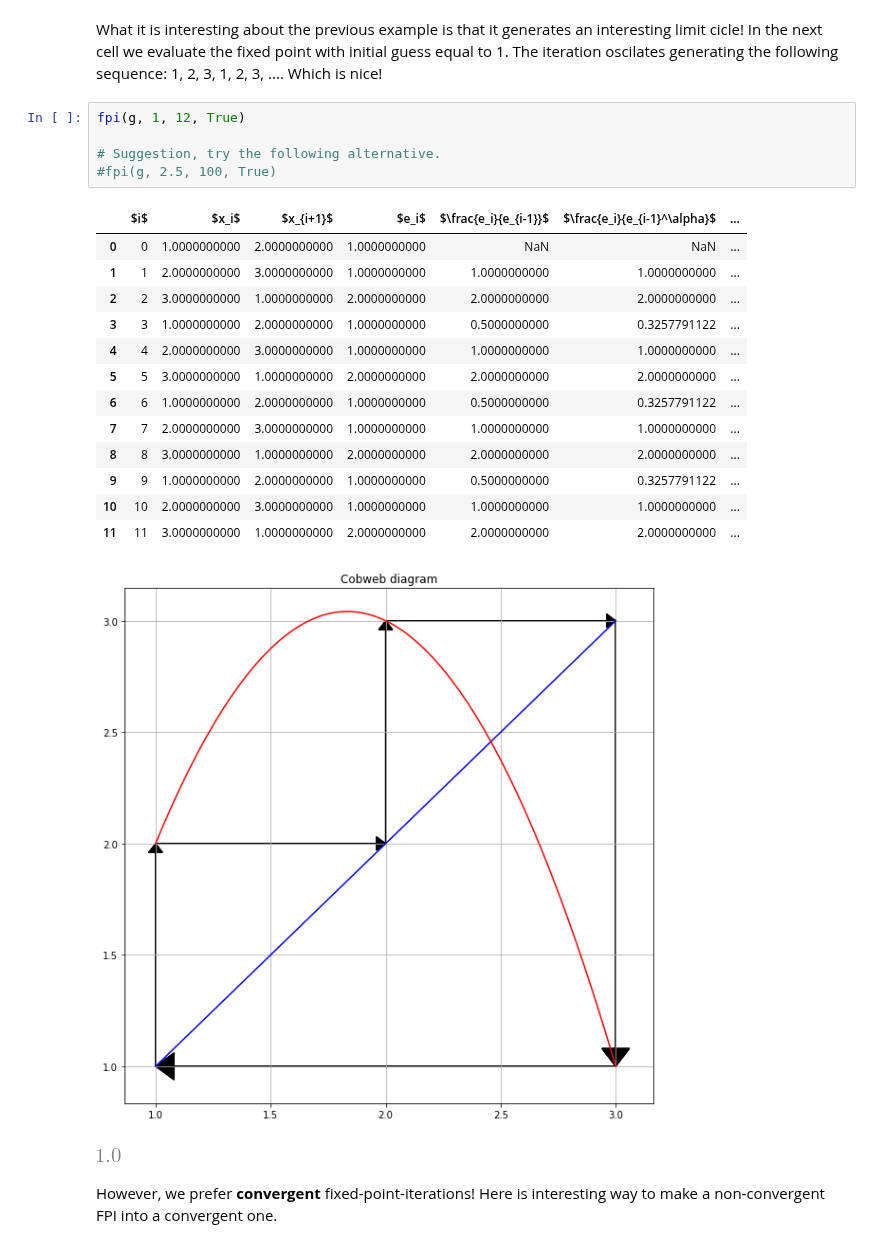
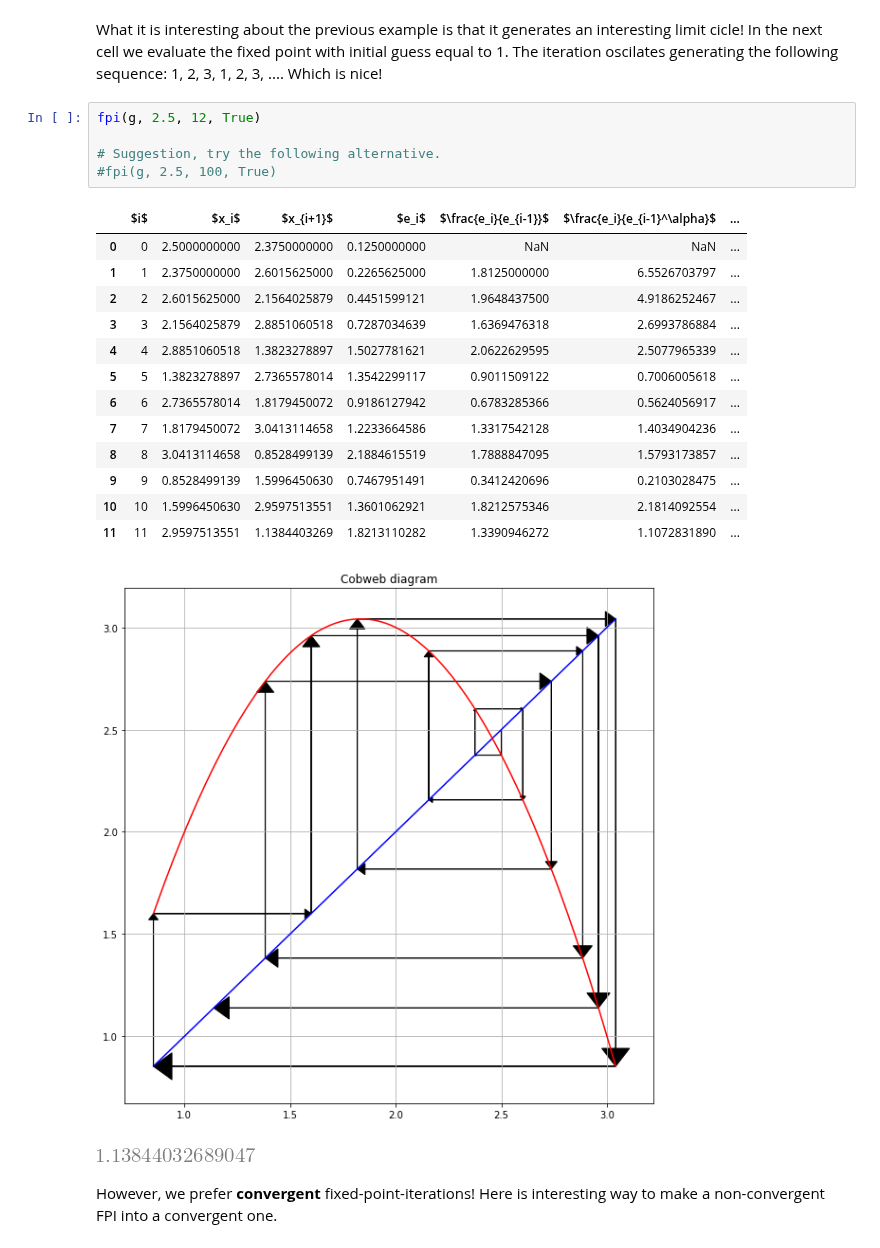
Before and after one commit to tclaudioe/Scientific-Computing, a Jupyter notebook: SC1v2/03_roots_of_1D_equations.ipynb, the cells around one changed output. Cells and saved outputs as stored; diff of their text form.

```diff
--- a/SC1v2/03_roots_of_1D_equations.ipynb
+++ b/SC1v2/03_roots_of_1D_equations.ipynb
@@ -346,26 +346,26 @@ plt.show()
 # %% [markdown]
 What it is interesting about the previous example is that it generates an interesting limit cicle! In the next cell we evaluate the fixed point with initial guess equal to 1. The iteration oscilates generating the following sequence: 1, 2, 3, 1, 2, 3, .... Which is nice!
 # %%
-fpi(g, 1, 12, True)
+fpi(g, 2.5, 12, True)
 
 # Suggestion, try the following alternative.
 #fpi(g, 2.5, 100, True)
 # %% [output]
 |  | $i$ | $x_i$ | $x_{i+1}$ | $e_i$ | $\frac{e_i}{e_{i-1}}$ | $\frac{e_i}{e_{i-1}^\alpha}$ | ... |
-| 0 | 0 | 1.0000000000 | 2.0000000000 | 1.0000000000 | NaN | NaN | ... |
-| 1 | 1 | 2.0000000000 | 3.0000000000 | 1.0000000000 | 1.0000000000 | 1.0000000000 | ... |
-| 2 | 2 | 3.0000000000 | 1.0000000000 | 2.0000000000 | 2.0000000000 | 2.0000000000 | ... |
-| 3 | 3 | 1.0000000000 | 2.0000000000 | 1.0000000000 | 0.5000000000 | 0.3257791122 | ... |
-| 4 | 4 | 2.0000000000 | 3.0000000000 | 1.0000000000 | 1.0000000000 | 1.0000000000 | ... |
-| 5 | 5 | 3.0000000000 | 1.0000000000 | 2.0000000000 | 2.0000000000 | 2.0000000000 | ... |
-| 6 | 6 | 1.0000000000 | 2.0000000000 | 1.0000000000 | 0.5000000000 | 0.3257791122 | ... |
-| 7 | 7 | 2.0000000000 | 3.0000000000 | 1.0000000000 | 1.0000000000 | 1.0000000000 | ... |
-| 8 | 8 | 3.0000000000 | 1.0000000000 | 2.0000000000 | 2.0000000000 | 2.0000000000 | ... |
-| 9 | 9 | 1.0000000000 | 2.0000000000 | 1.0000000000 | 0.5000000000 | 0.3257791122 | ... |
-| 10 | 10 | 2.0000000000 | 3.0000000000 | 1.0000000000 | 1.0000000000 | 1.0000000000 | ... |
-| 11 | 11 | 3.0000000000 | 1.0000000000 | 2.0000000000 | 2.0000000000 | 2.0000000000 | ... |
+| 0 | 0 | 2.5000000000 | 2.3750000000 | 0.1250000000 | NaN | NaN | ... |
+| 1 | 1 | 2.3750000000 | 2.6015625000 | 0.2265625000 | 1.8125000000 | 6.5526703797 | ... |
+| 2 | 2 | 2.6015625000 | 2.1564025879 | 0.4451599121 | 1.9648437500 | 4.9186252467 | ... |
+| 3 | 3 | 2.1564025879 | 2.8851060518 | 0.7287034639 | 1.6369476318 | 2.6993786884 | ... |
+| 4 | 4 | 2.8851060518 | 1.3823278897 | 1.5027781621 | 2.0622629595 | 2.5077965339 | ... |
+| 5 | 5 | 1.3823278897 | 2.7365578014 | 1.3542299117 | 0.9011509122 | 0.7006005618 | ... |
+| 6 | 6 | 2.7365578014 | 1.8179450072 | 0.9186127942 | 0.6783285366 | 0.5624056917 | ... |
+| 7 | 7 | 1.8179450072 | 3.0413114658 | 1.2233664586 | 1.3317542128 | 1.4034904236 | ... |
+| 8 | 8 | 3.0413114658 | 0.8528499139 | 2.1884615519 | 1.7888847095 | 1.5793173857 | ... |
+| 9 | 9 | 0.8528499139 | 1.5996450630 | 0.7467951491 | 0.3412420696 | 0.2103028475 | ... |
+| 10 | 10 | 1.5996450630 | 2.9597513551 | 1.3601062921 | 1.8212575346 | 2.1814092554 | ... |
+| 11 | 11 | 2.9597513551 | 1.1384403269 | 1.8213110282 | 1.3390946272 | 1.1072831890 | ... |
-[figure, old version]
+[figure, new version]
-[figure, old version]
+[figure, new version]
 # %% [markdown]
 However, we prefer **convergent** fixed-point-iterations! Here is interesting way to make a non-convergent FPI into a convergent one.
 # %%
```
Also changed, not shown: parts of 4 cells of this notebook, 17 other files.
